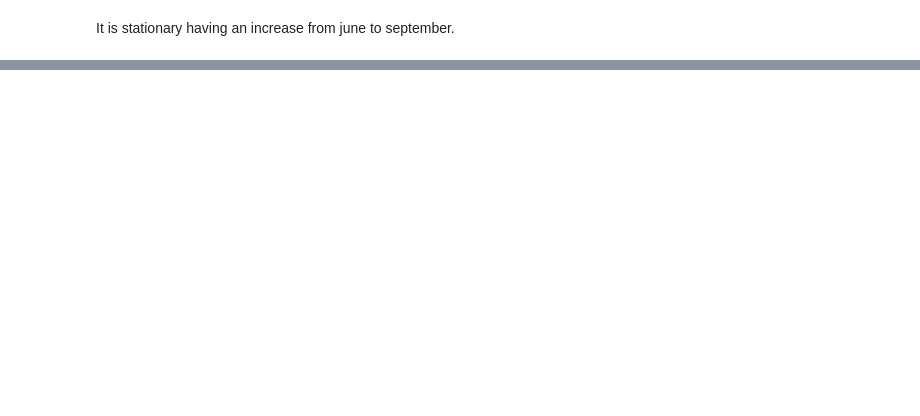
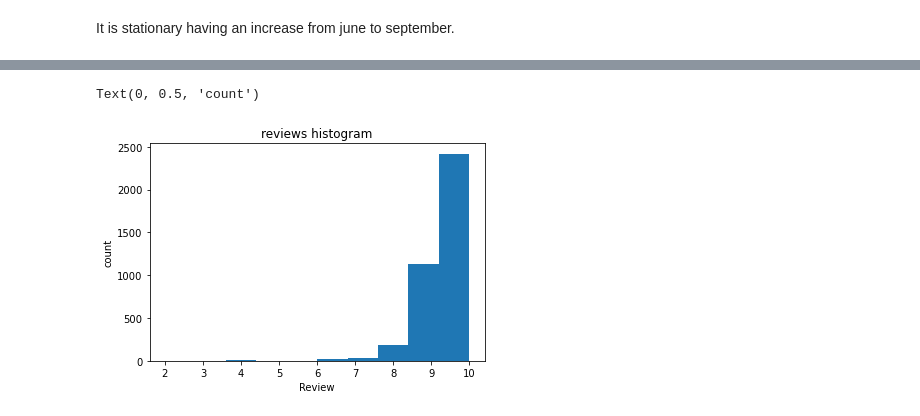
Before and after one commit to alejandrosierramartinez/airbnbseattledataset, a Jupyter notebook: seattle_AirBNB.ipynb, the cells around one changed output, grey strips where cells are left out. Cells and saved outputs as stored; diff of their text form; code cells hidden in the pictures; blank space fills up the shorter version.

```diff
--- a/seattle_AirBNB.ipynb
+++ b/seattle_AirBNB.ipynb
@@ -531,0 +572,9 @@ It is stationary having an increase from june to september.
+# %%
+#reviews histogram
+plt.hist(listings.review_scores_value)
+plt.title('reviews histogram')
+plt.xlabel('Review')
+plt.ylabel('count')
+# %% [output]
+Text(0, 0.5, 'count')
+[figure, added]
```
Also changed, not shown: parts of 17 cells of this notebook.
